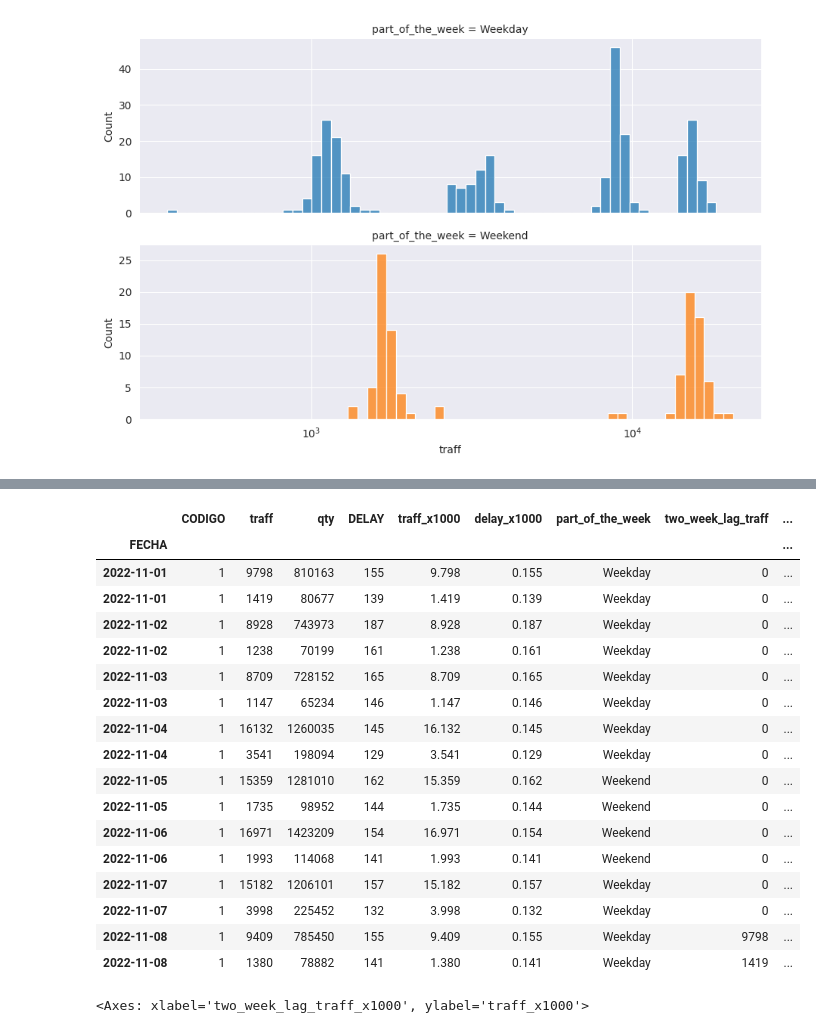
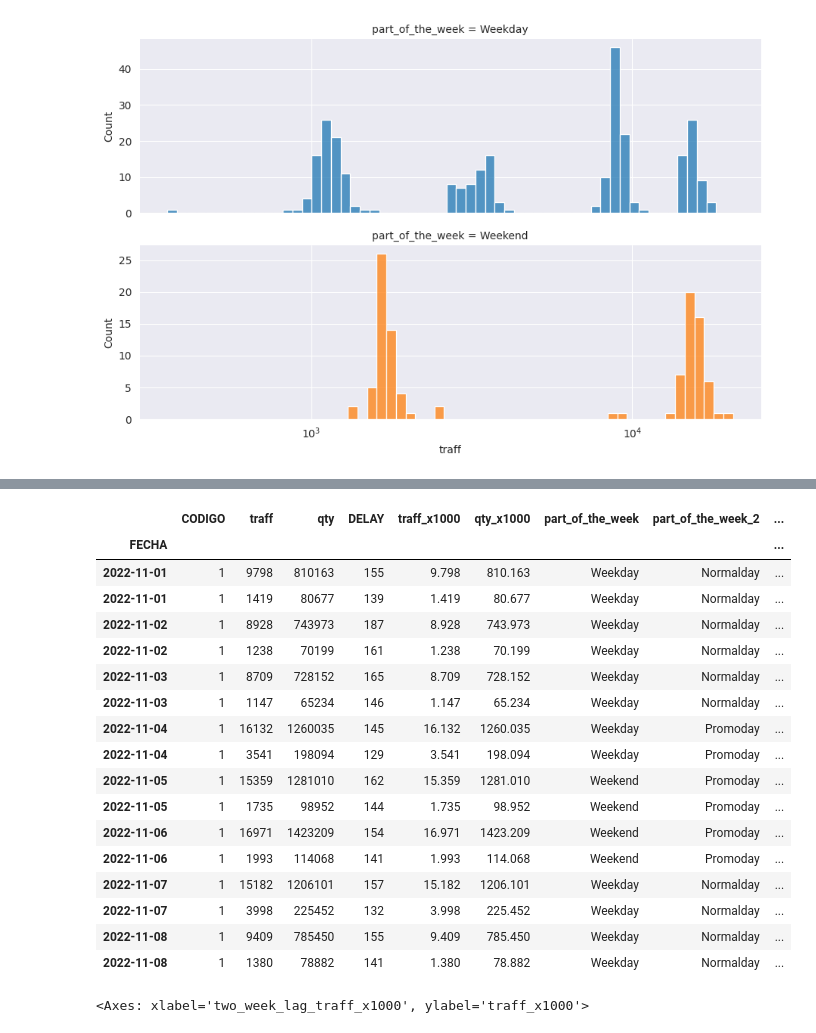
Before and after one commit to gar22891uvg/ProyectoFinalGRP4, a Jupyter notebook: GRP4ProyectoFinal.ipynb, the cells around one changed output, grey strips where cells are left out. Saved outputs shown, nothing was run; the diff lists cells and outputs as text; code cells hidden in the pictures.

```diff
--- a/GRP4ProyectoFinal.ipynb
+++ b/GRP4ProyectoFinal.ipynb
@@ -97,8 +97,9 @@ df.head(5)
 | 2022-11-01 | digi1 | 4 | 2446 | 58314 | 154 |
 | 2022-11-01 | online2 | 6 | 2276 | 56139 | 100 |
 # %%
-df_cl = df[df.NOMBRE=='Internac'][['CODIGO'	,'traff','qty','DELAY']] # let's focus on Internac
-df_cl ['traff_x1000']= df_cl.traff/1000 # transform
-df_cl ['delay_x1000']= df_cl.DELAY/1000 # transform
-df_cl['part_of_the_week']=df_cl.index.weekday.map(lambda x: 'Weekday' if x<5 else 'Weekend')
+df_int = df[df.NOMBRE=='Internac'][['CODIGO'	,'traff','qty','DELAY']] # let's focus on Internac
+df_int ['traff_x1000']= df_int.traff/1000 # transform
+df_int ['qty_x1000']= df_int.qty/1000 # transform
+df_int['part_of_the_week']=df_int.index.weekday.map(lambda x: 'Weekday' if x<5 else 'Weekend')
+df_int['part_of_the_week_2']=df_int.index.weekday.map(lambda x: 'Normalday' if x < 4 else 'Promoday')
 # %%
@@ -142,26 +149,26 @@ g.map_dataframe(sns.histplot, x='traff', log_scale=True, binwidth=0.03)
 # %%
-df_cl['two_week_lag_traff'] = df_cl['traff'].shift(periods=14, fill_value = 0) # We create a lagging variable of two weeks
-df_cl ['two_week_lag_traff_x1000']= df_cl['two_week_lag_traff']/1000
+df_int['two_week_lag_traff'] = df_int['traff'].shift(periods=14, fill_value = 0) # We create a lagging variable of two weeks
+df_int ['two_week_lag_traff_x1000']= df_int['two_week_lag_traff']/1000
 # %%
-df_cl.head(16)
+df_int.head(16)
 # %% [output]
-|  | CODIGO | traff | qty | DELAY | traff_x1000 | delay_x1000 | part_of_the_week | two_week_lag_traff | ... |
+|  | CODIGO | traff | qty | DELAY | traff_x1000 | qty_x1000 | part_of_the_week | part_of_the_week_2 | ... |
 | FECHA |  |  |  |  |  |  |  |  | ... |
-| 2022-11-01 | 1 | 9798 | 810163 | 155 | 9.798 | 0.155 | Weekday | 0 | ... |
-| 2022-11-01 | 1 | 1419 | 80677 | 139 | 1.419 | 0.139 | Weekday | 0 | ... |
-| 2022-11-02 | 1 | 8928 | 743973 | 187 | 8.928 | 0.187 | Weekday | 0 | ... |
-| 2022-11-02 | 1 | 1238 | 70199 | 161 | 1.238 | 0.161 | Weekday | 0 | ... |
-| 2022-11-03 | 1 | 8709 | 728152 | 165 | 8.709 | 0.165 | Weekday | 0 | ... |
-| 2022-11-03 | 1 | 1147 | 65234 | 146 | 1.147 | 0.146 | Weekday | 0 | ... |
-| 2022-11-04 | 1 | 16132 | 1260035 | 145 | 16.132 | 0.145 | Weekday | 0 | ... |
-| 2022-11-04 | 1 | 3541 | 198094 | 129 | 3.541 | 0.129 | Weekday | 0 | ... |
-| 2022-11-05 | 1 | 15359 | 1281010 | 162 | 15.359 | 0.162 | Weekend | 0 | ... |
-| 2022-11-05 | 1 | 1735 | 98952 | 144 | 1.735 | 0.144 | Weekend | 0 | ... |
-| 2022-11-06 | 1 | 16971 | 1423209 | 154 | 16.971 | 0.154 | Weekend | 0 | ... |
-| 2022-11-06 | 1 | 1993 | 114068 | 141 | 1.993 | 0.141 | Weekend | 0 | ... |
-| 2022-11-07 | 1 | 15182 | 1206101 | 157 | 15.182 | 0.157 | Weekday | 0 | ... |
-| 2022-11-07 | 1 | 3998 | 225452 | 132 | 3.998 | 0.132 | Weekday | 0 | ... |
-| 2022-11-08 | 1 | 9409 | 785450 | 155 | 9.409 | 0.155 | Weekday | 9798 | ... |
-| 2022-11-08 | 1 | 1380 | 78882 | 141 | 1.380 | 0.141 | Weekday | 1419 | ... |
+| 2022-11-01 | 1 | 9798 | 810163 | 155 | 9.798 | 810.163 | Weekday | Normalday | ... |
+| 2022-11-01 | 1 | 1419 | 80677 | 139 | 1.419 | 80.677 | Weekday | Normalday | ... |
+| 2022-11-02 | 1 | 8928 | 743973 | 187 | 8.928 | 743.973 | Weekday | Normalday | ... |
+| 2022-11-02 | 1 | 1238 | 70199 | 161 | 1.238 | 70.199 | Weekday | Normalday | ... |
+| 2022-11-03 | 1 | 8709 | 728152 | 165 | 8.709 | 728.152 | Weekday | Normalday | ... |
+| 2022-11-03 | 1 | 1147 | 65234 | 146 | 1.147 | 65.234 | Weekday | Normalday | ... |
+| 2022-11-04 | 1 | 16132 | 1260035 | 145 | 16.132 | 1260.035 | Weekday | Promoday | ... |
+| 2022-11-04 | 1 | 3541 | 198094 | 129 | 3.541 | 198.094 | Weekday | Promoday | ... |
+| 2022-11-05 | 1 | 15359 | 1281010 | 162 | 15.359 | 1281.010 | Weekend | Promoday | ... |
+| 2022-11-05 | 1 | 1735 | 98952 | 144 | 1.735 | 98.952 | Weekend | Promoday | ... |
+| 2022-11-06 | 1 | 16971 | 1423209 | 154 | 16.971 | 1423.209 | Weekend | Promoday | ... |
+| 2022-11-06 | 1 | 1993 | 114068 | 141 | 1.993 | 114.068 | Weekend | Promoday | ... |
+| 2022-11-07 | 1 | 15182 | 1206101 | 157 | 15.182 | 1206.101 | Weekday | Normalday | ... |
+| 2022-11-07 | 1 | 3998 | 225452 | 132 | 3.998 | 225.452 | Weekday | Normalday | ... |
+| 2022-11-08 | 1 | 9409 | 785450 | 155 | 9.409 | 785.450 | Weekday | Normalday | ... |
+| 2022-11-08 | 1 | 1380 | 78882 | 141 | 1.380 | 78.882 | Weekday | Normalday | ... |
 # %%
 plt.figure(figsize=(6,6))
```
Also changed, not shown: parts of 9 cells of this notebook.
